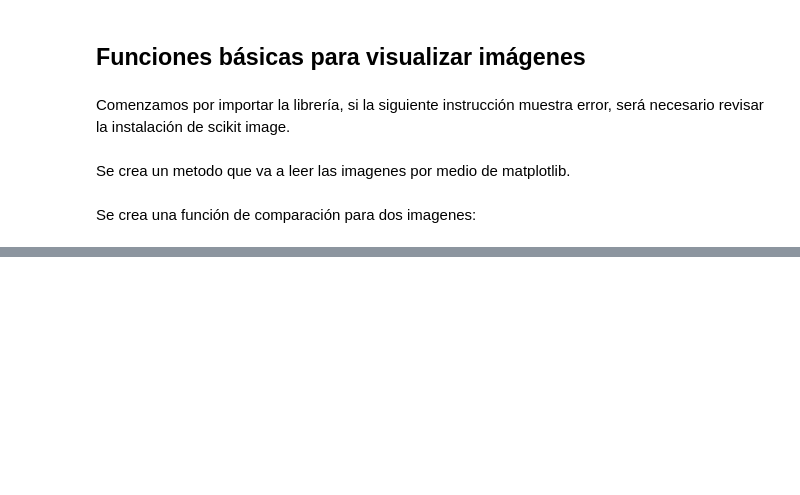
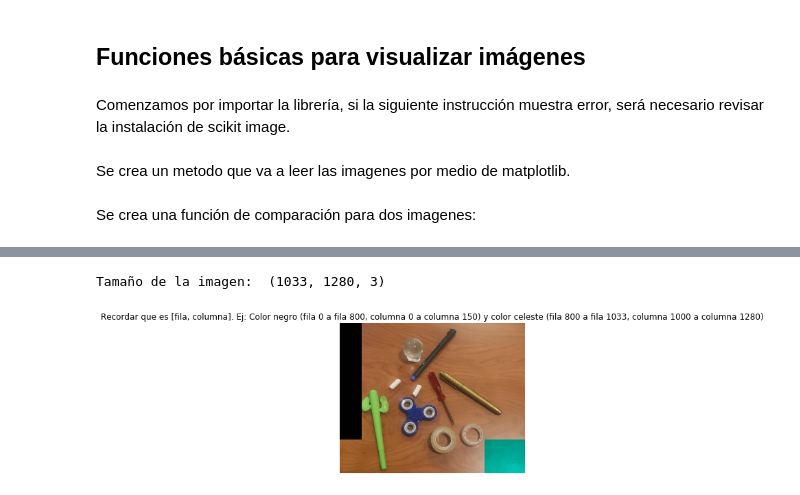
Before and after one commit to epinedaWorks/ProcesadoDeImagenes, a Jupyter notebook: ProcesamientoDeImagenesParte3.ipynb, the cells around one changed output, grey strips where cells are left out. Drawn from its saved outputs; the diff is of its cells as text; code cells hidden in the pictures; blank space fills up the shorter version.

```diff
--- a/ProcesamientoDeImagenesParte3.ipynb
+++ b/ProcesamientoDeImagenesParte3.ipynb
@@ -68,0 +70,21 @@ def plot_comparison(original, filtered, title_filtered):
+# %%
+# Import the module from restoration
+from skimage.restoration import inpaint
+
+
+imgName = "./imagenes/lapiceros.JPG"
+imgLapiceros = cv2.imread(imgName)
+imgLapicerosRGB = cv2.cvtColor(imgLapiceros, cv2.COLOR_BGR2RGB)
+
+print("Tamaño de la imagen: ",imgLapicerosRGB.shape)
+
+# Parte superior
+imgLapicerosRGB[0:800, 0:150] = 1
+
+# Parte inferior, se selecciona un canal específico
+imgLapicerosRGB[800:1033, 1000:1280,0] = 1
+
+show_image(imgLapicerosRGB, 'Recordar que es [fila, columna]. Ej: Color negro (fila 0 a fila 800, columna 0 a columna 150) y color celeste (fila 800 a fila 1033, columna 1000 a columna 1280)')
+# %% [output]
+Tamaño de la imagen:  (1033, 1280, 3)
+[figure, added]
```
Also changed, not shown: parts of 18 cells of this notebook, 5 other files.
